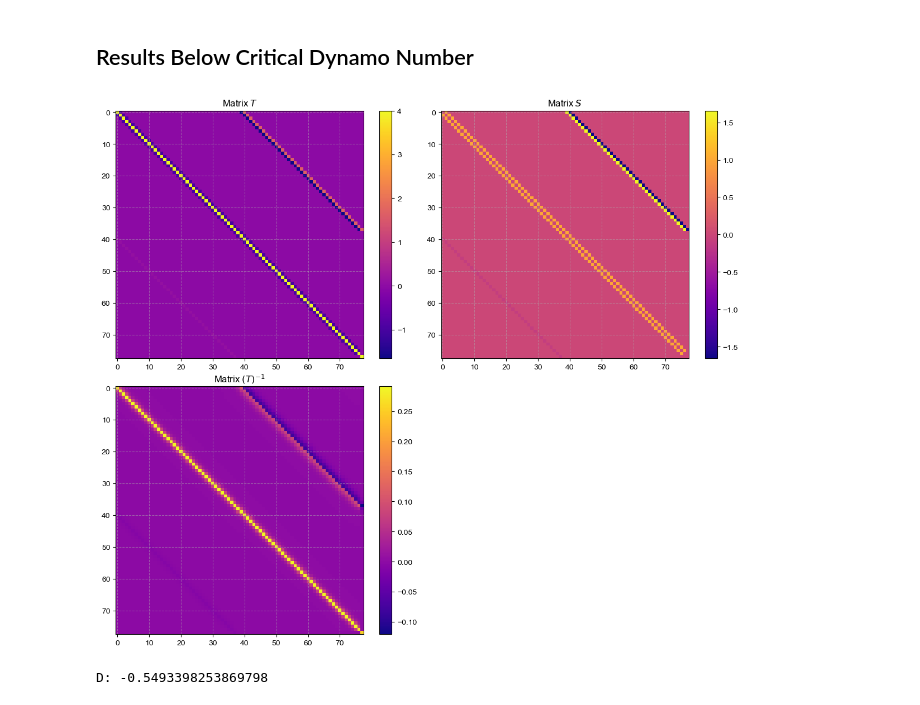
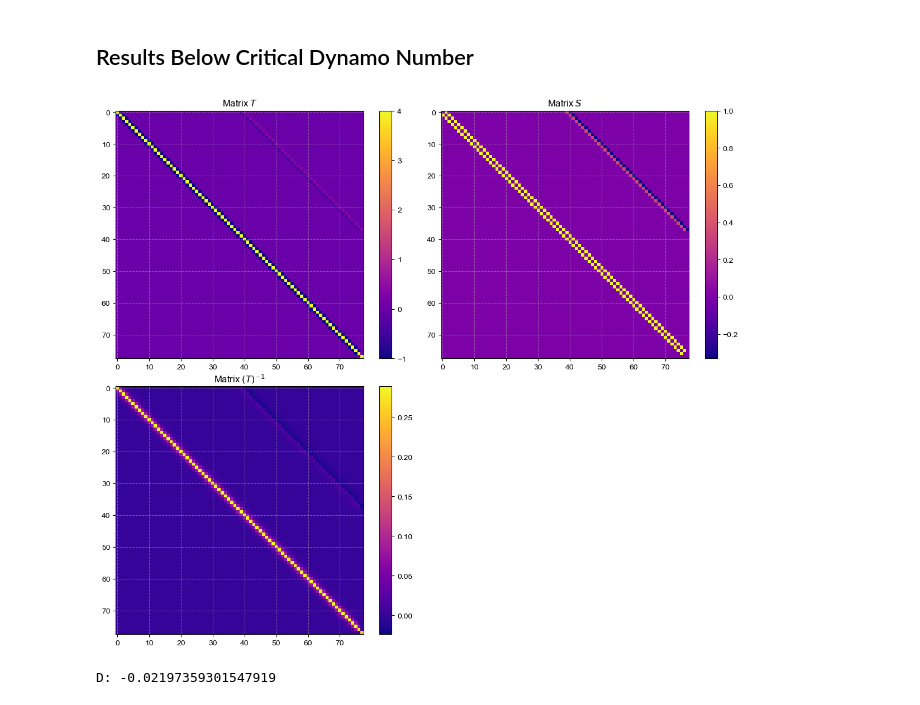
Before and after one commit to SagarPrakashBarad/GalacticDynamos, a Jupyter notebook: _build/jupyter_execute/Alpha_Omega_Dynamos/z_approximation/Alpha_Omega_Dynamo.ipynb, the cells around one changed output. Saved outputs shown, nothing was run; the diff lists cells and outputs as text; code cells hidden in the pictures.

```diff
--- a/_build/jupyter_execute/Alpha_Omega_Dynamos/z_approximation/Alpha_Omega_Dynamo.ipynb
+++ b/_build/jupyter_execute/Alpha_Omega_Dynamos/z_approximation/Alpha_Omega_Dynamo.ipynb
@@ -517,9 +517,9 @@ plt.show()
 # %% [markdown]
 ## Results Below Critical Dynamo Number
 # %%
-l, a, b, D = linear_parameters(2*critical_r)
+l, a, b, D = linear_parameters(10*critical_r)
 
-#  A and B
+# T and S
 T = np.zeros((2*N-2, 2*N-2))
 S = np.zeros((2*N-2, 2*N-2))
 for i in range(2*N-2):
@@ -530,42 +530,42 @@ for i in range(2*N-2):
         T[i+1, i] = -l
         S[i, i+1] = l
         S[i+1, i] = l
         if i < N-2:
             T[i, N + i] = a
             S[i, N +i] = -a
-            T[i, N + i -1] = -a
+            T[i, N +i -1] = -a
             S[i, N + i -1] = a
             S[N+i, i] = -b
             T[N + i, i] = b
 
 
 # inverse of T
 T_inv = np.linalg.inv(T)
 
 fig, axs = plt.subplots(2, 2, figsize=(12, 10))
 im = axs[0, 0].imshow(T, cmap='plasma')
 axs[0, 0].set_title(r'Matrix $T$')
 plt.colorbar(im, ax=axs[0, 0])
 im = axs[0, 1].imshow(S, cmap='plasma')
 axs[0, 1].set_title(r'Matrix $S$')
 plt.colorbar(im, ax=axs[0, 1])
 im = axs[1, 0].imshow(T_inv, cmap='plasma')
 axs[1, 0].set_title(r'Matrix $(T)^{-1}$')
 plt.colorbar(im, ax=axs[1, 0])
 axs[1, 1].axis('off')
 
 plt.tight_layout()
 plt.savefig("results/matrix_T_S_T_inv_below_critical_dynamo.png")
 plt.show()
 # %% [output]
-[figure, old version]
+[figure, new version]
 # %%
 seed_value = 100
 m, n = 3, 0
 z, Br, Bphi, b1, b2, mag_br, mag_bphi = initial_conditions(N, time_steps, seed_value, m, n)
 print(f"D:", D)
 # %% [output]
-D: -0.5493398253869798
+D: -0.02197359301547919
 # %%
 bc = np.concatenate((b1, b2))
 B = np.concatenate((Br, Bphi))
```
Also changed, not shown: parts of 4 cells of this notebook, 20 other files.
